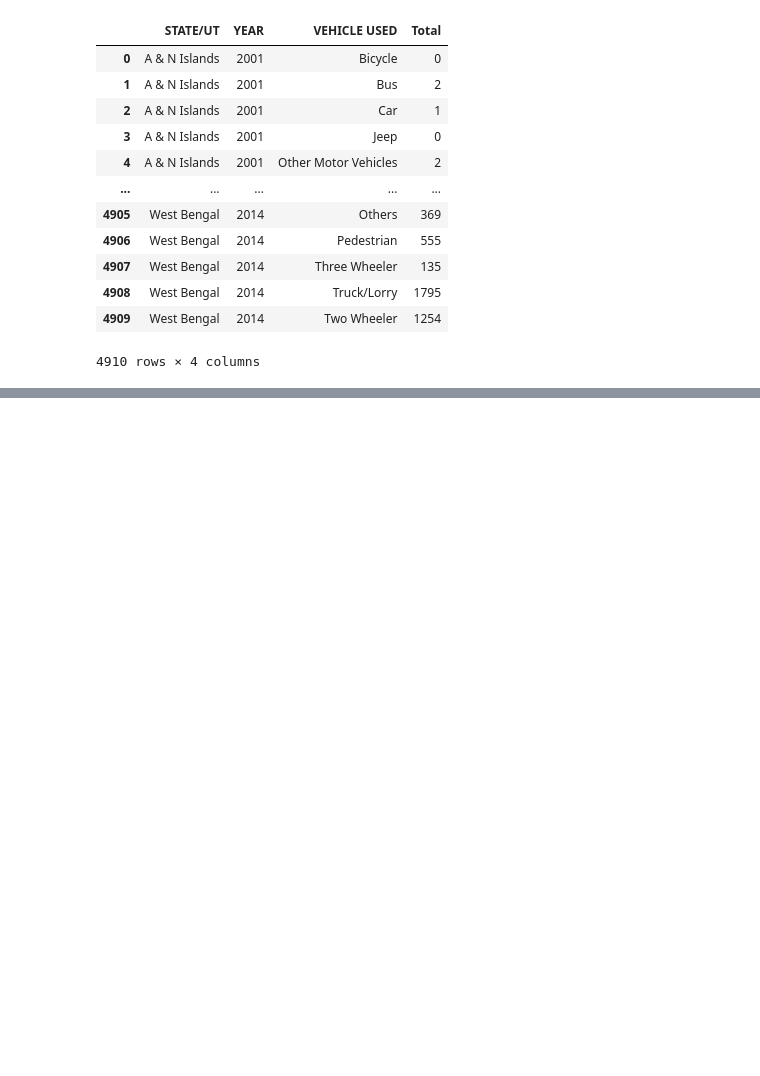
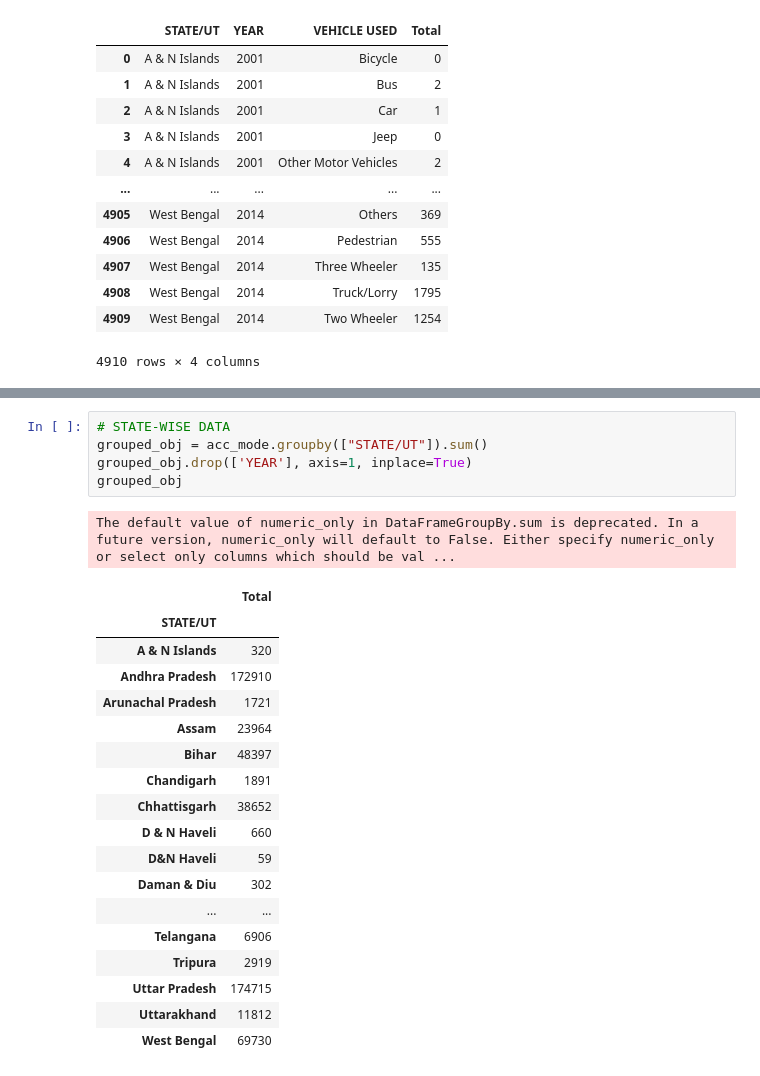
Before and after one commit to janvidixit3344/Accident_ROAD, a Jupyter notebook: analysis1.ipynb, the cells around one changed output, grey strips where cells are left out. Cells and saved outputs as stored; diff of their text form; blank space fills up the shorter version.

```diff
--- a/analysis1.ipynb
+++ b/analysis1.ipynb
@@ -53,0 +83,25 @@ acc_mode
+# %%
+# STATE-WISE DATA
+grouped_obj = acc_mode.groupby(["STATE/UT"]).sum()
+grouped_obj.drop(['YEAR'], axis=1, inplace=True)
+grouped_obj
+# %% [output]
+The default value of numeric_only in DataFrameGroupBy.sum is deprecated. In a future version, numeric_only will default to False. Either specify numeric_only or select only columns which should be val ...
+|  | Total |
+| STATE/UT |  |
+| A & N Islands | 320 |
+| Andhra Pradesh | 172910 |
+| Arunachal Pradesh | 1721 |
+| Assam | 23964 |
+| Bihar | 48397 |
+| Chandigarh | 1891 |
+| Chhattisgarh | 38652 |
+| D & N Haveli | 660 |
+| D&N Haveli | 59 |
+| Daman & Diu | 302 |
+| ... | ... |
+| Telangana | 6906 |
+| Tripura | 2919 |
+| Uttar Pradesh | 174715 |
+| Uttarakhand | 11812 |
+| West Bengal | 69730 |
```
Also changed, not shown: parts of 5 cells of this notebook, 2 other files.
